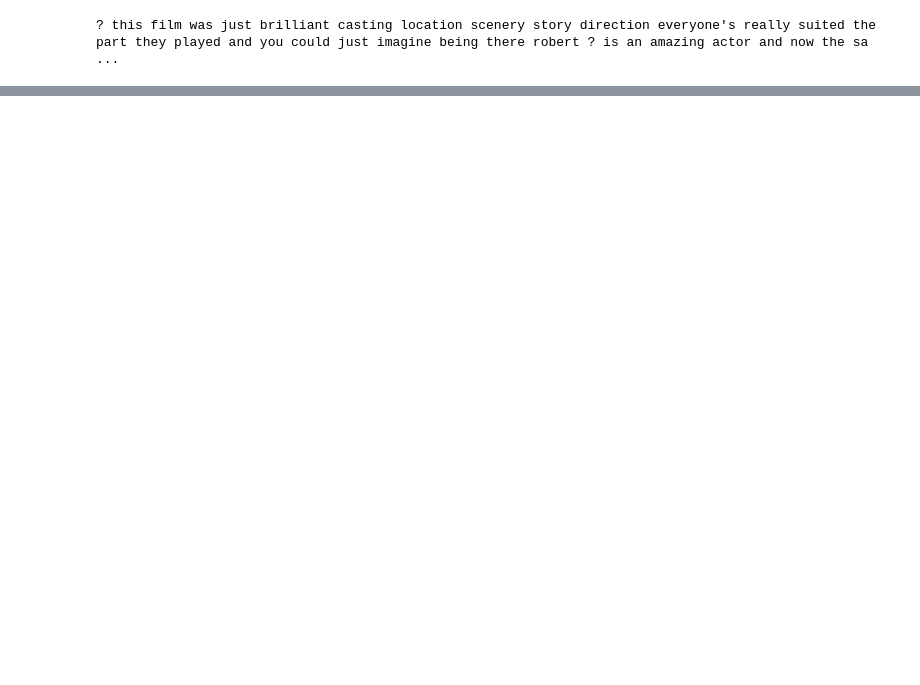
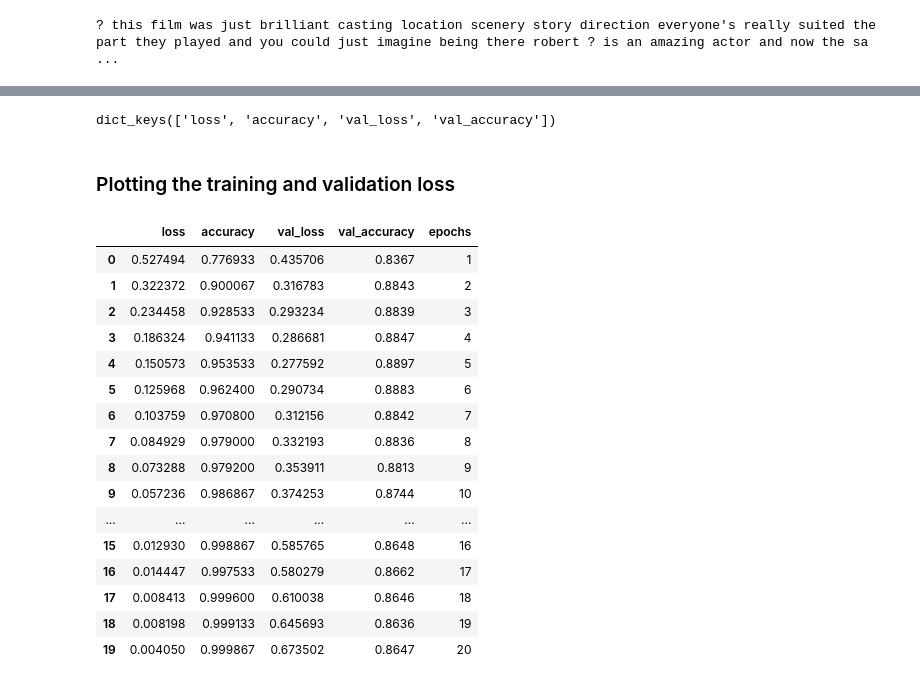
Before and after one commit to rcepedaraza/IMDM-Dataset, a Jupyter notebook: The_IMDB_Dataset.ipynb, the cells around one changed output, grey strips where cells are left out. Saved outputs shown, nothing was run; the diff lists cells and outputs as text; code cells hidden in the pictures; blank space fills up the shorter version.

```diff
--- a/The_IMDB_Dataset.ipynb
+++ b/The_IMDB_Dataset.ipynb
@@ -59,0 +126,6 @@ print(decoded_review)
+# %%
+x_val = x_train[:10000]
+partial_x_train = x_train[10000:]
+
+y_val = y_train[:10000]
+partial_y_train = y_train[10000:]
@@ -59,0 +158,4 @@ print(decoded_review)
+# %%
+history_dict.keys()
+# %% [output]
+dict_keys(['loss', 'accuracy', 'val_loss', 'val_accuracy'])
@@ -59,0 +164,23 @@ print(decoded_review)
+# %% [markdown]
+### Plotting the training and validation loss
+# %%
+history_df['epochs'] = range(1, EPOCHS + 1)
+history_df
+# %% [output]
+|  | loss | accuracy | val_loss | val_accuracy | epochs |
+| 0 | 0.527494 | 0.776933 | 0.435706 | 0.8367 | 1 |
+| 1 | 0.322372 | 0.900067 | 0.316783 | 0.8843 | 2 |
+| 2 | 0.234458 | 0.928533 | 0.293234 | 0.8839 | 3 |
+| 3 | 0.186324 | 0.941133 | 0.286681 | 0.8847 | 4 |
+| 4 | 0.150573 | 0.953533 | 0.277592 | 0.8897 | 5 |
+| 5 | 0.125968 | 0.962400 | 0.290734 | 0.8883 | 6 |
+| 6 | 0.103759 | 0.970800 | 0.312156 | 0.8842 | 7 |
+| 7 | 0.084929 | 0.979000 | 0.332193 | 0.8836 | 8 |
+| 8 | 0.073288 | 0.979200 | 0.353911 | 0.8813 | 9 |
+| 9 | 0.057236 | 0.986867 | 0.374253 | 0.8744 | 10 |
+| ... | ... | ... | ... | ... | ... |
+| 15 | 0.012930 | 0.998867 | 0.585765 | 0.8648 | 16 |
+| 16 | 0.014447 | 0.997533 | 0.580279 | 0.8662 | 17 |
+| 17 | 0.008413 | 0.999600 | 0.610038 | 0.8646 | 18 |
+| 18 | 0.008198 | 0.999133 | 0.645693 | 0.8636 | 19 |
+| 19 | 0.004050 | 0.999867 | 0.673502 | 0.8647 | 20 |
```
Also changed, not shown: parts of 41 cells of this notebook.
